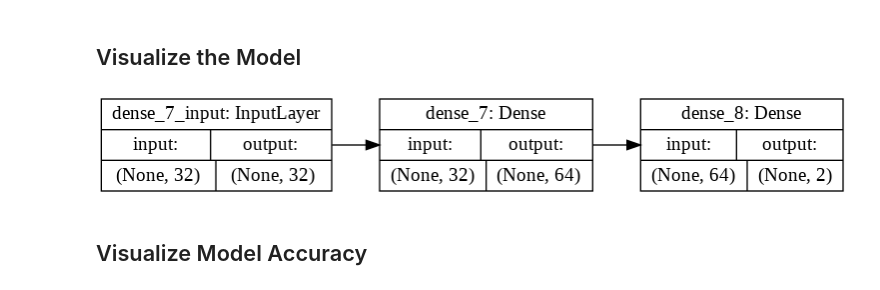
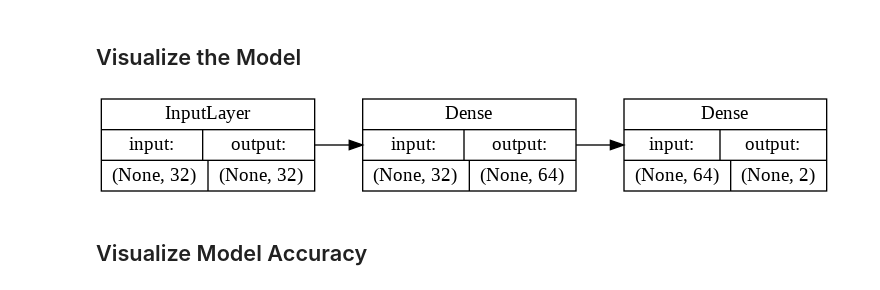
Before and after one commit to yepuv1/primality, a Jupyter notebook: prime_numbers_keras.ipynb, the cells around one changed output. Drawn from its saved outputs; the diff is of its cells as text; code cells hidden in the pictures.

```diff
--- a/prime_numbers_keras.ipynb
+++ b/prime_numbers_keras.ipynb
@@ -221,11 +221,11 @@ acc: 100.00%
 ## Visualize the Model
 # %%
 from keras.utils import plot_model
-plot_model(model, to_file='model.png', show_shapes=True, show_layer_names=True, rankdir='LR' )
+plot_model(model, to_file='model.png', show_shapes=True, show_layer_names=False, rankdir='LR' )
 from IPython.display import Image
 Image(filename='model.png')
 # %% [output]
-[figure, old version]
+[figure, new version]
 # %% [markdown]
 ## Visualize Model Accuracy
 # %%
```
Also changed, not shown: parts of 5 cells of this notebook.
